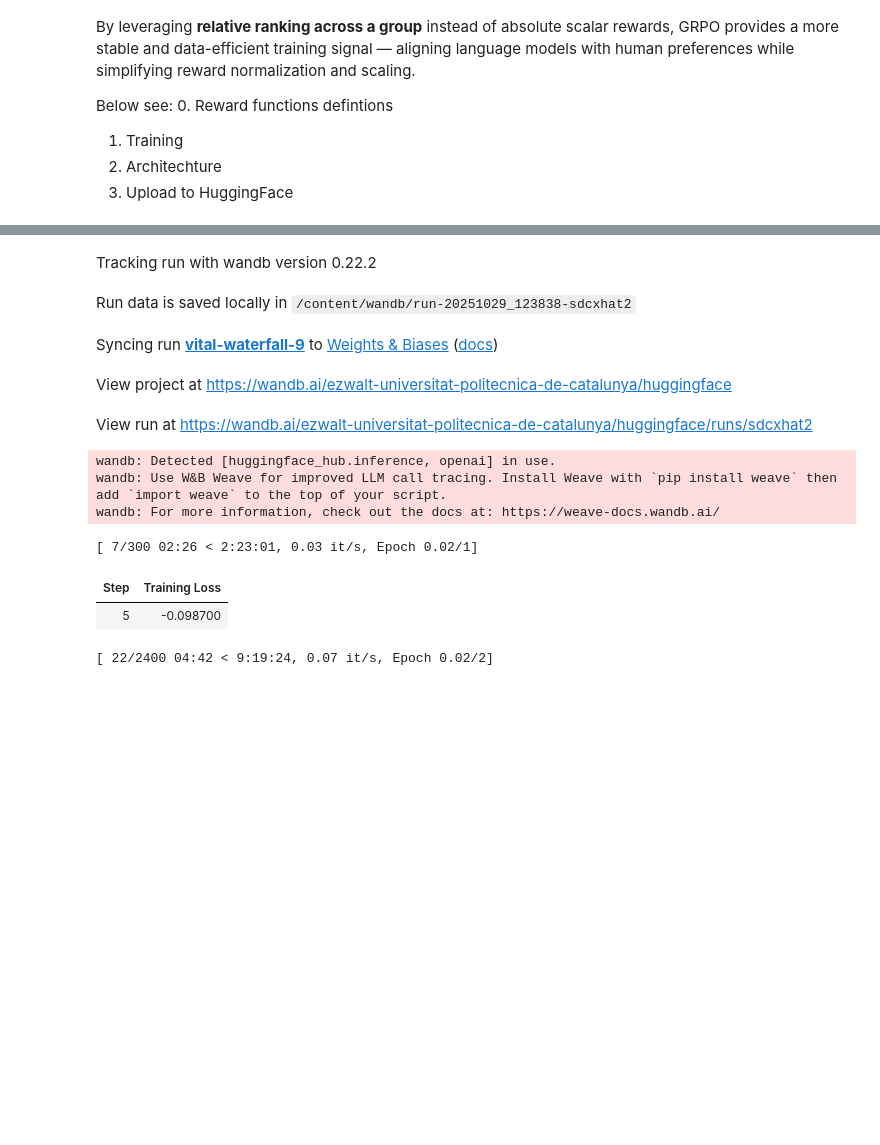
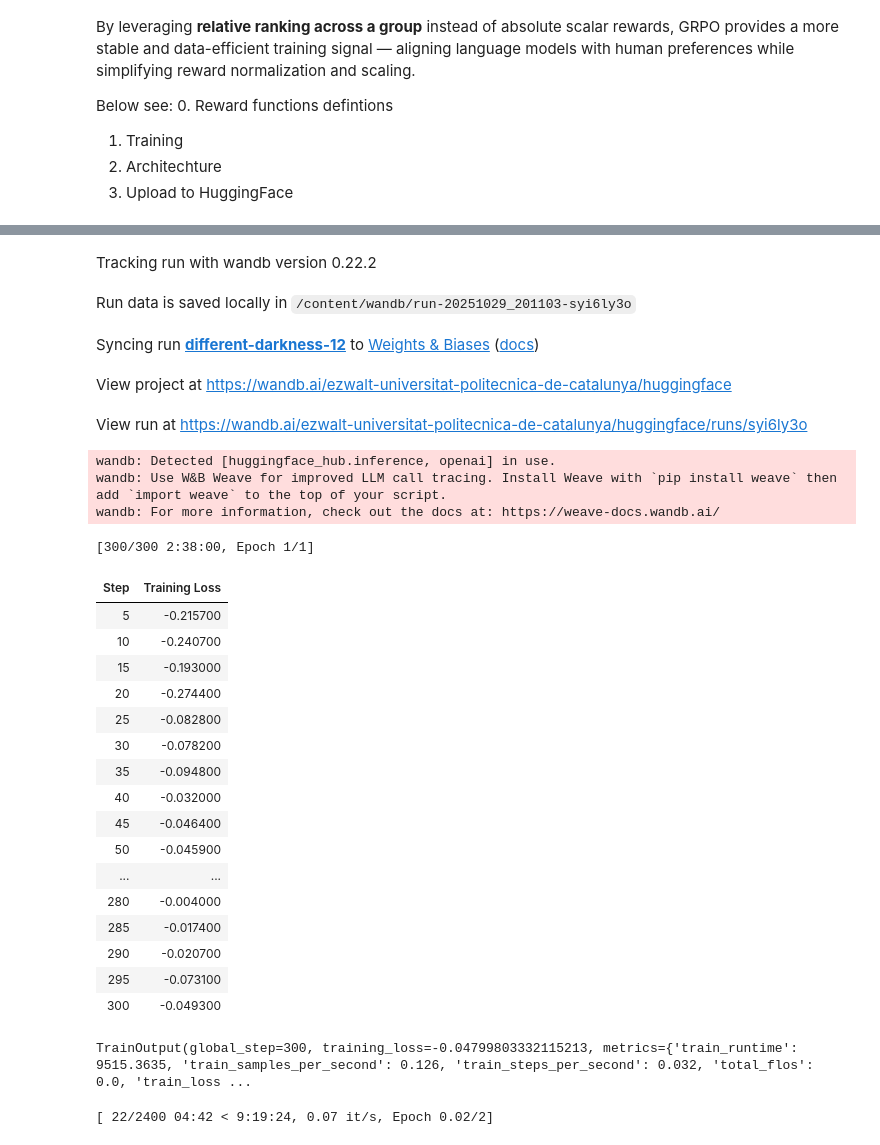
Before and after one commit to eZWALT/RL-Reinforcement-Learning, a Jupyter notebook: PROJECT/notebooks/1_reward_and_rlhf_collab.ipynb, the cells around one changed output, grey strips where cells are left out. Drawn from its saved outputs; the diff is of its cells as text; code cells hidden in the pictures; blank space fills up the shorter version.

```diff
--- a/PROJECT/notebooks/1_reward_and_rlhf_collab.ipynb
+++ b/PROJECT/notebooks/1_reward_and_rlhf_collab.ipynb
@@ -482,10 +504,12 @@ Below see:
 3. Upload to HuggingFace
 # %%
 ### DATA PREPROCESSING FOR PPO
+PPO_TRAIN_SIZE = 1500
+PPO_TEST_SIZE = 150
 
 ds = load_dataset("eZWALT/rlhf_user_prompts")
-train_ds = ds['train'].shuffle(seed=42).select(range(500))
-val_ds = ds['test'].shuffle(seed=42).select(range(50))
+train_ds = ds['train'].shuffle(seed=42).select(range(PPO_TRAIN_SIZE))
+val_ds = ds['test'].shuffle(seed=42).select(range(PPO_TEST_SIZE))
 
 # Load tokenizer
 processing_class = AutoTokenizer.from_pretrained("HuggingFaceTB/SmolLM2-135M-Instruct")
@@ -1189,11 +1299,11 @@ grpo_config = GRPOConfig(
     num_train_epochs=1,
     #gradient_accumulation_steps=1,
     learning_rate=0.000025,
-    beta=0.125, # Gentle KL coefficent
+    beta=0.2, # Gentle KL coefficent
     per_device_train_batch_size=24,  # Small batch size for testing
     num_generations=6,  # Generate X completions per prompt
     generation_kwargs={
-      "temperature": 1.1,       # 0.95 -> 1.1; higher = more creative but noisier
+      "temperature": 0.9,       # 0.95 -> 1.1; higher = more creative but noisier
       "top_p": 0.975,            # nucleus cutoff (0.95-0.99 ok)
       "repetition_penalty": 1.08,
       "do_sample": True,
@@ -1215,14 +1330,30 @@ wandb: Currently logged in as: ezwalt (ezwalt-universitat-politecnica-de-catalun
 Tracking run with wandb version 0.22.2
-Run data is saved locally in /content/wandb/run-20251029_123838-sdcxhat2
+Run data is saved locally in /content/wandb/run-20251029_201103-syi6ly3o
-Syncing run vital-waterfall-9 to Weights & Biases (docs)
+Syncing run different-darkness-12 to Weights & Biases (docs)
 View project at https://wandb.ai/ezwalt-universitat-politecnica-de-catalunya/huggingface
-View run at https://wandb.ai/ezwalt-universitat-politecnica-de-catalunya/huggingface/runs/sdcxhat2
+View run at https://wandb.ai/ezwalt-universitat-politecnica-de-catalunya/huggingface/runs/syi6ly3o
 wandb: Detected [huggingface_hub.inference, openai] in use.
 wandb: Use W&B Weave for improved LLM call tracing. Install Weave with `pip install weave` then add `import weave` to the top of your script.
 wandb: For more information, check out the docs at: https://weave-docs.wandb.ai/
-[ 7/300 02:26 < 2:23:01, 0.03 it/s, Epoch 0.02/1]
+[300/300 2:38:00, Epoch 1/1]
 | Step | Training Loss |
-| 5 | -0.098700 |
+| 5 | -0.215700 |
+| 10 | -0.240700 |
+| 15 | -0.193000 |
+| 20 | -0.274400 |
+| 25 | -0.082800 |
+| 30 | -0.078200 |
+| 35 | -0.094800 |
+| 40 | -0.032000 |
+| 45 | -0.046400 |
+| 50 | -0.045900 |
+| ... | ... |
+| 280 | -0.004000 |
+| 285 | -0.017400 |
+| 290 | -0.020700 |
+| 295 | -0.073100 |
+| 300 | -0.049300 |
+TrainOutput(global_step=300, training_loss=-0.04799803332115213, metrics={'train_runtime': 9515.3635, 'train_samples_per_second': 0.126, 'train_steps_per_second': 0.032, 'total_flos': 0.0, 'train_loss ...
 # %%
 metrics = grpo_trainer.evaluate()
 grpo_trainer.log_metrics("eval", metrics)
```
Also changed, not shown: parts of 11 cells of this notebook, 2 other files.
